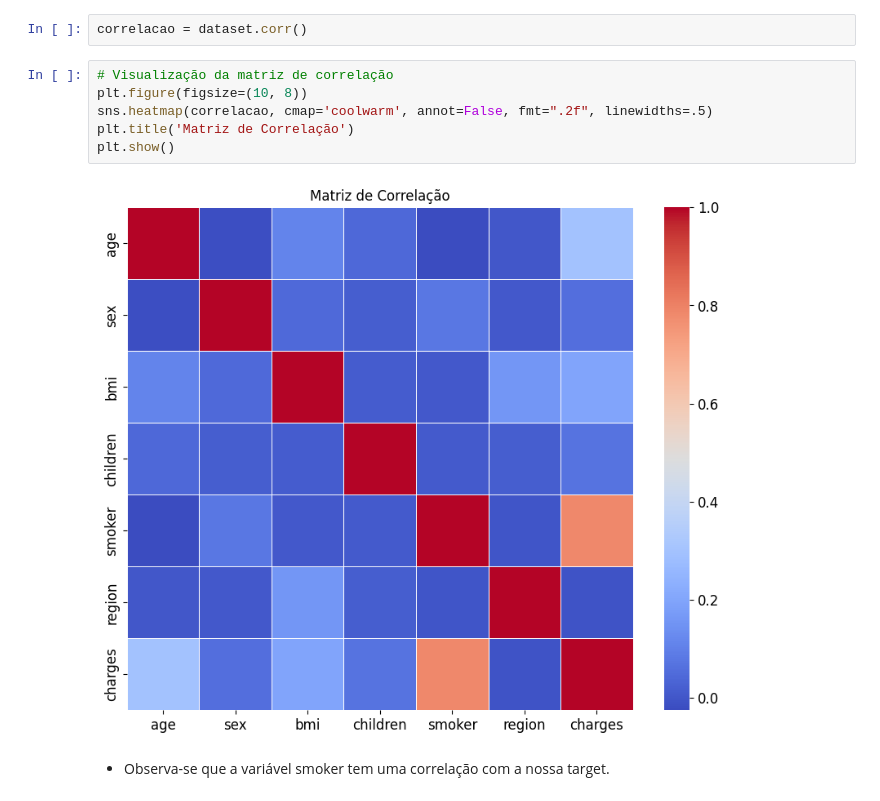
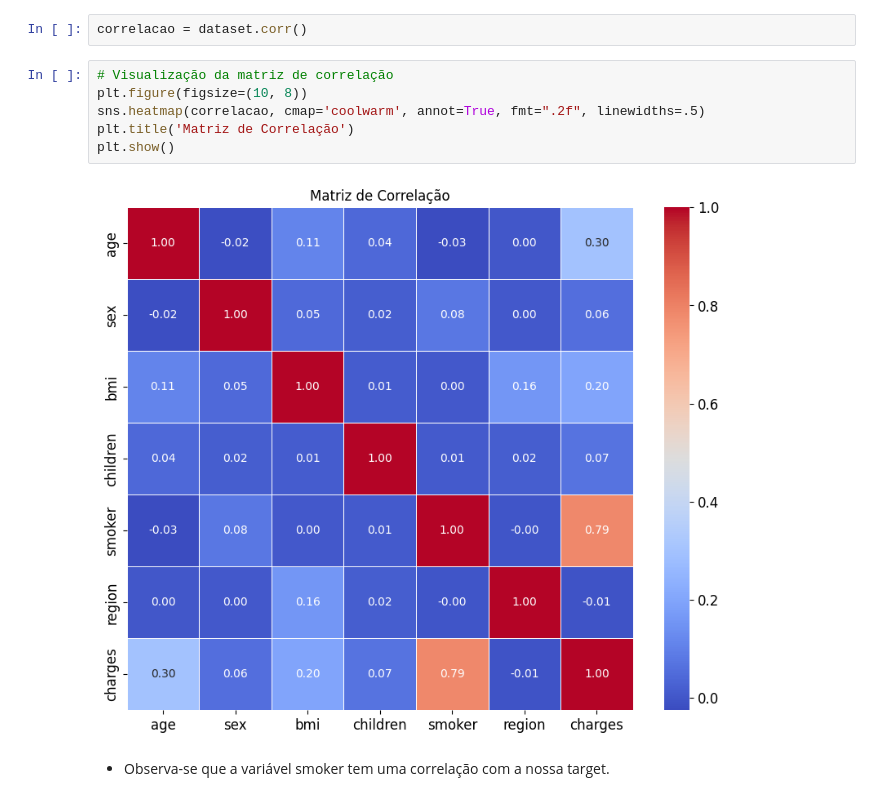
Before and after one commit to biancaalvesb/FIAP_POS_IA_ML, a Jupyter notebook: regressao_tech_challenge_1.ipynb, the cells around one changed output. Cells and saved outputs as stored; diff of their text form.

Commit message:
adicionando legenda no grafico de correlacao

```diff
--- a/regressao_tech_challenge_1.ipynb
+++ b/regressao_tech_challenge_1.ipynb
@@ -212,11 +212,11 @@ correlacao = dataset.corr()
 # %%
 # Visualização da matriz de correlação
 plt.figure(figsize=(10, 8))
-sns.heatmap(correlacao, cmap='coolwarm', annot=False, fmt=".2f", linewidths=.5)
+sns.heatmap(correlacao, cmap='coolwarm', annot=True, fmt=".2f", linewidths=.5)
 plt.title('Matriz de Correlação')
 plt.show()
 # %% [output]
-[figure, old version]
+[figure, new version]
 # %% [markdown]
 - Observa-se que a variável smoker tem uma correlação com a nossa target.
 # %% [markdown]
```
Also changed, not shown: parts of 1 cell of this notebook.
